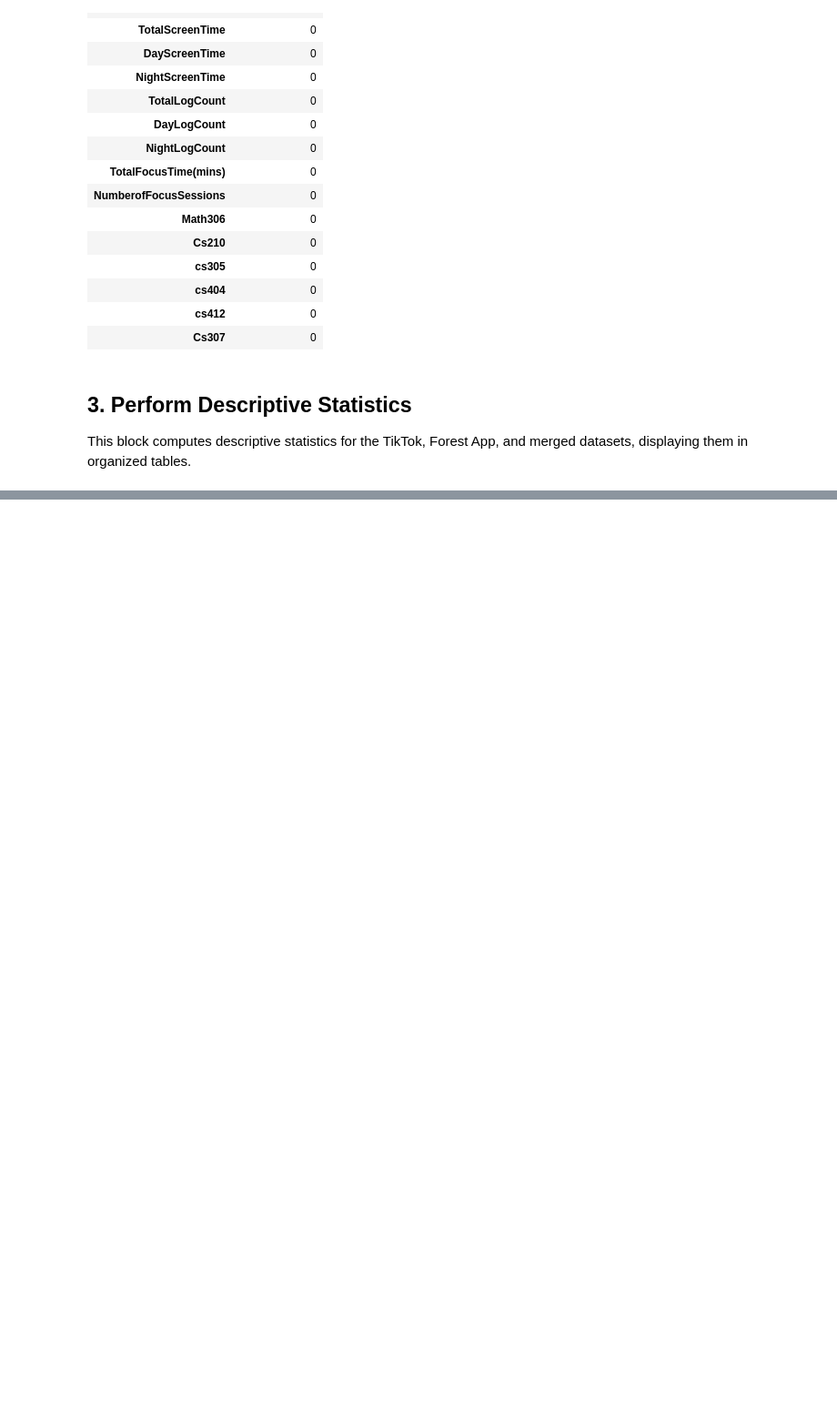
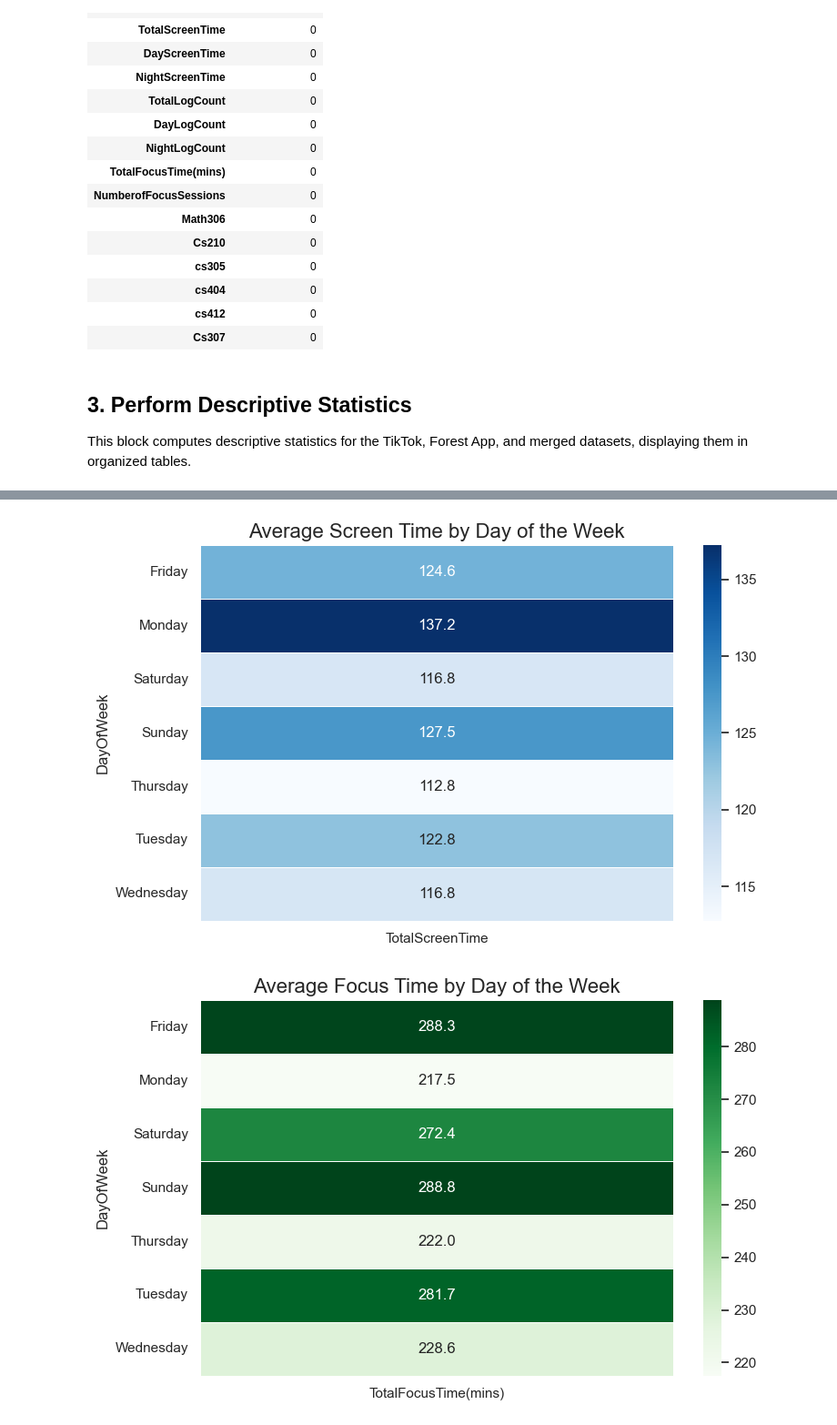
Before and after one commit to BilgeKaganY/social-media-productivity-analysis, a Jupyter notebook: DSA210_Project.ipynb, the cells around one changed output, grey strips where cells are left out. Shown: that part at 91% size. Drawn from its saved outputs; the diff is of its cells as text; code cells hidden in the pictures; blank space fills up the shorter version.

```diff
--- a/DSA210_Project.ipynb
+++ b/DSA210_Project.ipynb
@@ -235,0 +305,26 @@ Descriptive Statistics for Merged Data
+# %%
+# Title: Weekly Patterns of Screen Time and Focus Time
+
+# Create a new column for the day of the week
+merged_data['DayOfWeek'] = merged_data['Date'].dt.day_name()
+
+# Pivot data for heatmap visualization
+pivot_screen_time = merged_data.pivot_table(values='TotalScreenTime', index='DayOfWeek', aggfunc='mean')
+pivot_focus_time = merged_data.pivot_table(values='TotalFocusTime(mins)', index='DayOfWeek', aggfunc='mean')
+
+# Plot Heatmap for Screen Time
+plt.figure(figsize=(8, 5))
+sns.heatmap(pivot_screen_time, annot=True, fmt=".1f", cmap="Blues", linewidths=0.5)
+plt.title("Average Screen Time by Day of the Week", fontsize=16)
+plt.tight_layout()
+plt.show()
+
+# Plot Heatmap for Focus Time
+plt.figure(figsize=(8, 5))
+sns.heatmap(pivot_focus_time, annot=True, fmt=".1f", cmap="Greens", linewidths=0.5)
+plt.title("Average Focus Time by Day of the Week", fontsize=16)
+plt.tight_layout()
+plt.show()
+# %% [output]
+[figure, added]
+[figure, added]
```
Also changed, not shown: parts of 5 cells of this notebook.
